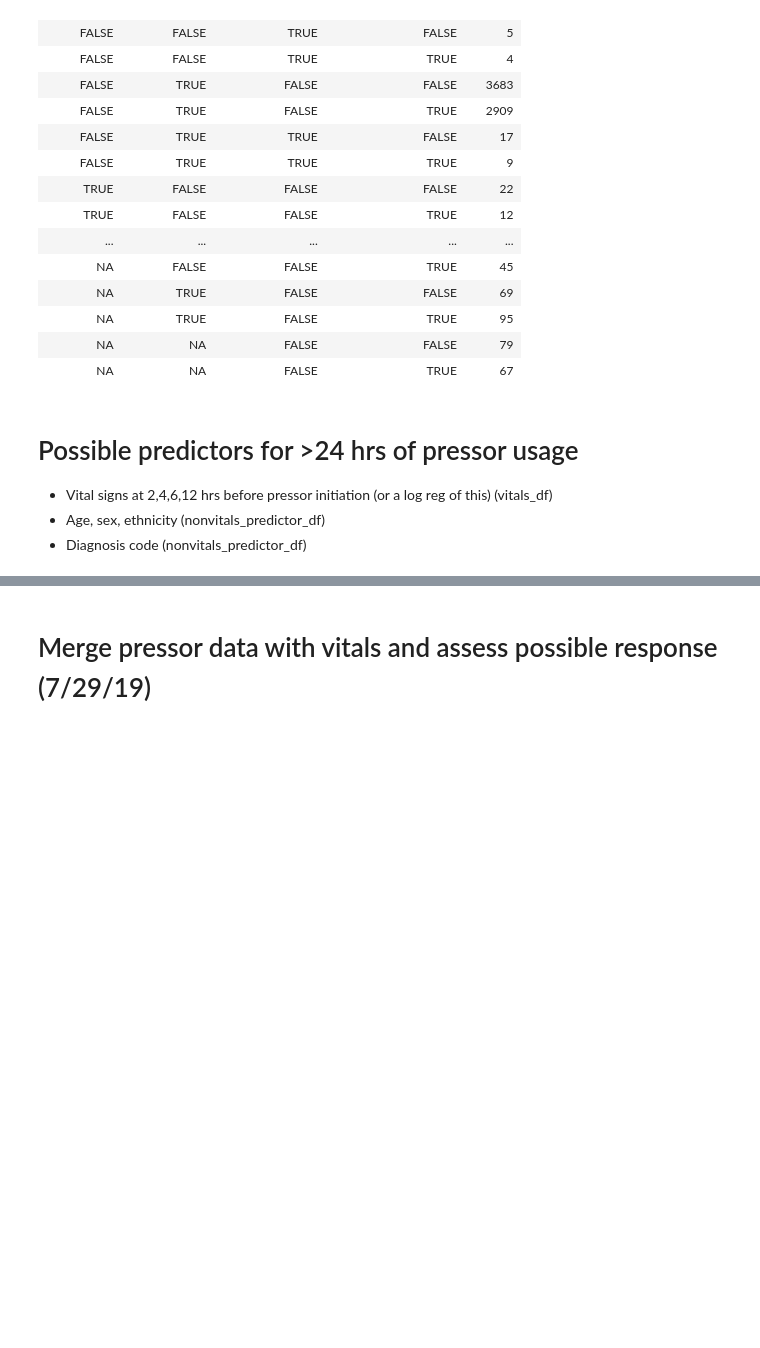
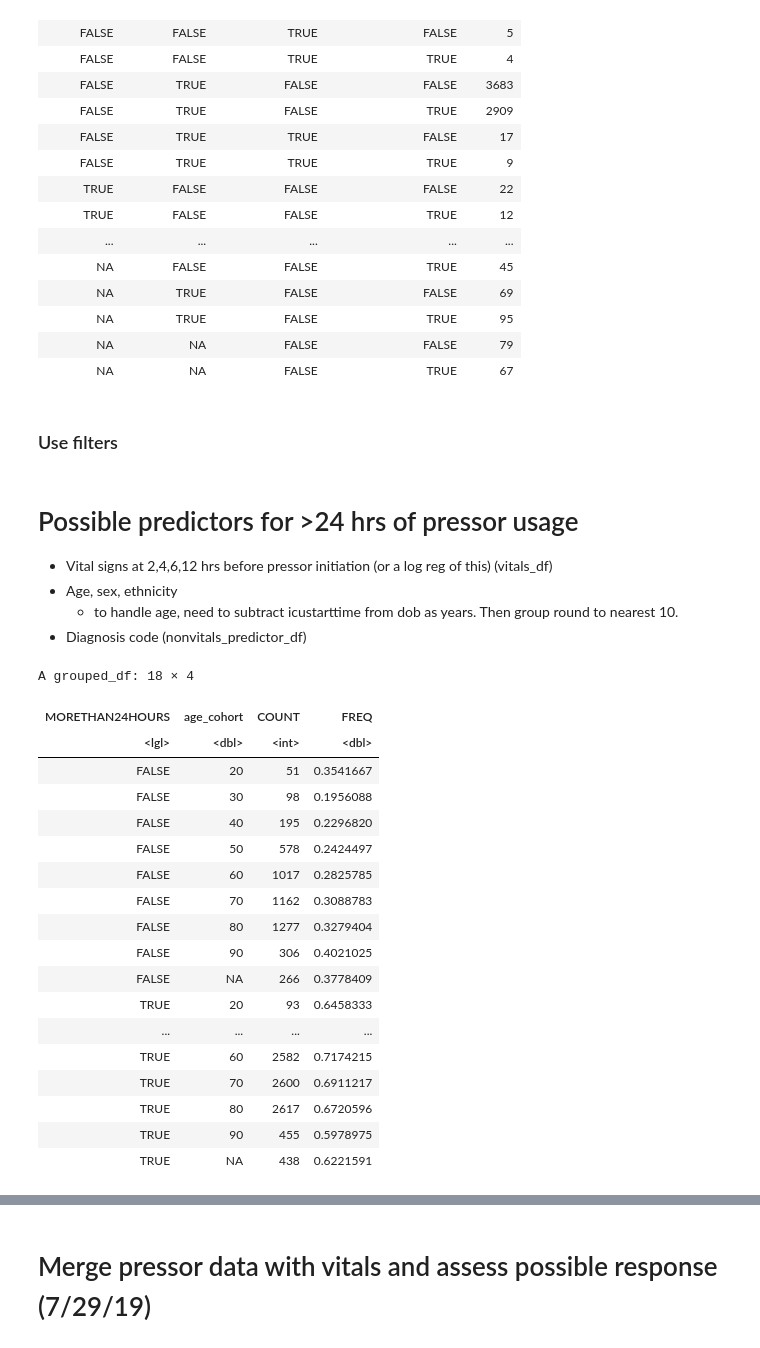
Before and after one commit to ruoyijiang/general, a Jupyter notebook: projects/haimovich_pressors/R_Pressor_Outcomes.ipynb, the cells around one changed output, grey strips where cells are left out. Saved outputs shown, nothing was run; the diff lists cells and outputs as text; code cells hidden in the pictures; blank space fills up the shorter version.

```diff
--- a/projects/haimovich_pressors/R_Pressor_Outcomes.ipynb
+++ b/projects/haimovich_pressors/R_Pressor_Outcomes.ipynb
@@ -269,9 +266,13 @@ output_df <- input_df %>%
 icustays_df <- read.csv('~/Projects/Haimovich_Pressors/collection/out/icustays.csv')
 # %%
 admissions_df <- read.csv('~/Projects/Haimovich_Pressors/collection/out/admissions.csv')
+# %%
+patients_df <- read.csv('~/Projects/Haimovich_Pressors/collection/out/patients.csv')
 # %%
 nonvitals_predictor_df <- icustays_df %>%
     select(hadm_id, icustay_id, first_careunit, last_careunit) %>%
     left_join(admissions_df, by = 'hadm_id') %>%
-    mutate(deathtime = fastPOSIXct(deathtime), admittime = fastPOSIXct(admittime))
+    left_join(patients_df, by = 'subject_id') %>%
+    mutate(deathtime = fastPOSIXct(deathtime), admittime = fastPOSIXct(admittime), dob = fastPOSIXct(dob)) %>%
+    mutate(age = difftime(admittime, dob, units="weeks")/52.25, age_cohort = as.numeric(round(age, digits = -1)))
 # %%
@@ -453,8 +454,43 @@ A grouped_df: 19 × 5
 | NA | TRUE | FALSE | TRUE | 95 |
 | NA | NA | FALSE | FALSE | 79 |
 | NA | NA | FALSE | TRUE | 67 |
+# %% [markdown]
+### Use filters
+# %%
+output_df <- input_death_df %>%
+    mutate(course_id = paste(icustay_id, continuous_course, sep = ",")) %>%
+    group_by(course_id) %>%
+    mutate(starttime = min(starttime), endtime = max(endtime)) %>%
+    filter(!LESS1HOUR, FIRSTCOURSE, !STOPMORTALITY)
 # %% [markdown]
 # Possible predictors for >24 hrs of pressor usage
 - Vital signs at 2,4,6,12 hrs before pressor initiation (or a log reg of this) (vitals_df)
-- Age, sex, ethnicity (nonvitals_predictor_df)
+- Age, sex, ethnicity
+    - to handle age, need to subtract icustarttime from dob as years. Then group round to nearest 10.
 - Diagnosis code (nonvitals_predictor_df)
+# %%
+output_df %>%
+    group_by(MORETHAN24HOURS, age_cohort) %>%
+    summarize(COUNT = n()) %>%
+    group_by(age_cohort) %>%
+    mutate(FREQ = COUNT/sum(COUNT))
+# %% [output]
+A grouped_df: 18 × 4
+| MORETHAN24HOURS | age_cohort | COUNT | FREQ |
+| <lgl> | <dbl> | <int> | <dbl> |
+| FALSE | 20 | 51 | 0.3541667 |
+| FALSE | 30 | 98 | 0.1956088 |
+| FALSE | 40 | 195 | 0.2296820 |
+| FALSE | 50 | 578 | 0.2424497 |
+| FALSE | 60 | 1017 | 0.2825785 |
+| FALSE | 70 | 1162 | 0.3088783 |
+| FALSE | 80 | 1277 | 0.3279404 |
+| FALSE | 90 | 306 | 0.4021025 |
+| FALSE | NA | 266 | 0.3778409 |
+| TRUE | 20 | 93 | 0.6458333 |
+| ... | ... | ... | ... |
+| TRUE | 60 | 2582 | 0.7174215 |
+| TRUE | 70 | 2600 | 0.6911217 |
+| TRUE | 80 | 2617 | 0.6720596 |
+| TRUE | 90 | 455 | 0.5978975 |
+| TRUE | NA | 438 | 0.6221591 |
```
Also changed, not shown: parts of 15 cells of this notebook.
